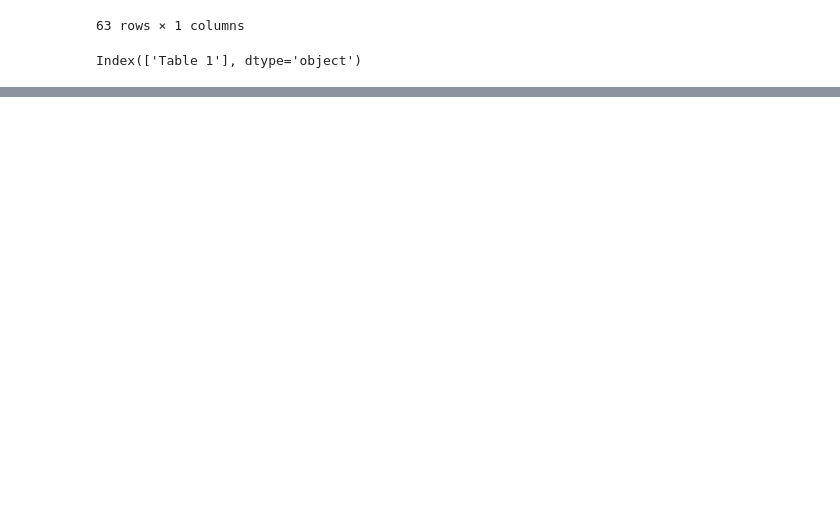
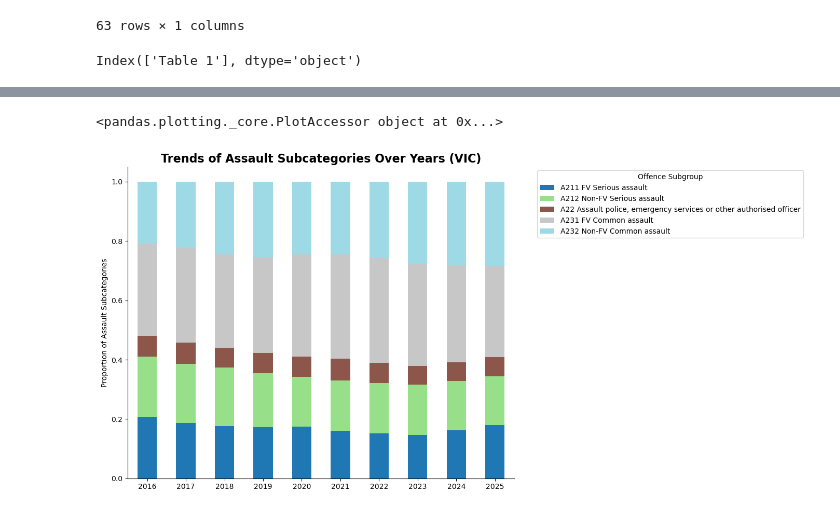
Before and after one commit to mohiuddinwaqar-sudo/Crime_Statistics_Project, a Jupyter notebook: nsw_crime.ipynb, the cells around one changed output, grey strips where cells are left out. Saved outputs shown, nothing was run; the diff lists cells and outputs as text; code cells hidden in the pictures; blank space fills up the shorter version.

```diff
--- a/nsw_crime.ipynb
+++ b/nsw_crime.ipynb
@@ -49,0 +260,2 @@ sns.lineplot(data = "nsw_stats", x= "")
+# %%
+victoria_crime = pd.read_csv("/Users/waqarmohiuddin/Downloads/Data_Tables_Recorded_Offences_Visualisation_Year_Ending_June_2025/Table 01-Table 1.csv")
@@ -49,0 +400,43 @@ sns.lineplot(data = "nsw_stats", x= "")
+# %%
+crimes = ["A211 FV Serious assault",
+"A212 Non-FV Serious assault",
+"A22 Assault police, emergency services or other authorised officer",
+"A231 FV Common assault",
+"A232 Non-FV Common assault"]
+
+criminal_vic = victoria_crime[victoria_crime["Offence Subgroup"].isin(crimes)]
+# %%
+criminal_vic2 = criminal_vic[["Year", "Offence Subgroup", "Offence Count"]]
+# %%
+criminal_vic2.plot
+# %% [output]
+<pandas.plotting._core.PlotAccessor object at 0x...>
+# %%
+pivot = criminal_vic2.pivot_table(
+    index='Year',
+    columns='Offence Subgroup',
+    values='Offence Count',
+    aggfunc='sum',
+    fill_value=0
+)
+
+# Convert counts to proportions per year
+prop = pivot.div(pivot.sum(axis=1), axis=0)
+# %%
+# Plot
+prop.plot(
+    kind='bar',
+    stacked=True,
+    figsize=(14,7),
+    colormap='tab20'  # nice distinct colors
+)
+sns.despine(top=True, right=True)
+plt.ylabel("Proportion of Assault Subcategories")
+plt.xlabel(" ")
+plt.title("Trends of Assault Subcategories Over Years (VIC)", fontsize=16, fontweight='bold')
+plt.legend(title="Offence Subgroup", bbox_to_anchor=(1.05, 1), loc='upper left')
+plt.xticks(rotation=0)
+plt.tight_layout()
+plt.show()
+# %% [output]
+[figure, added]
```
Also changed, not shown: parts of 53 cells of this notebook, 4 other files.
